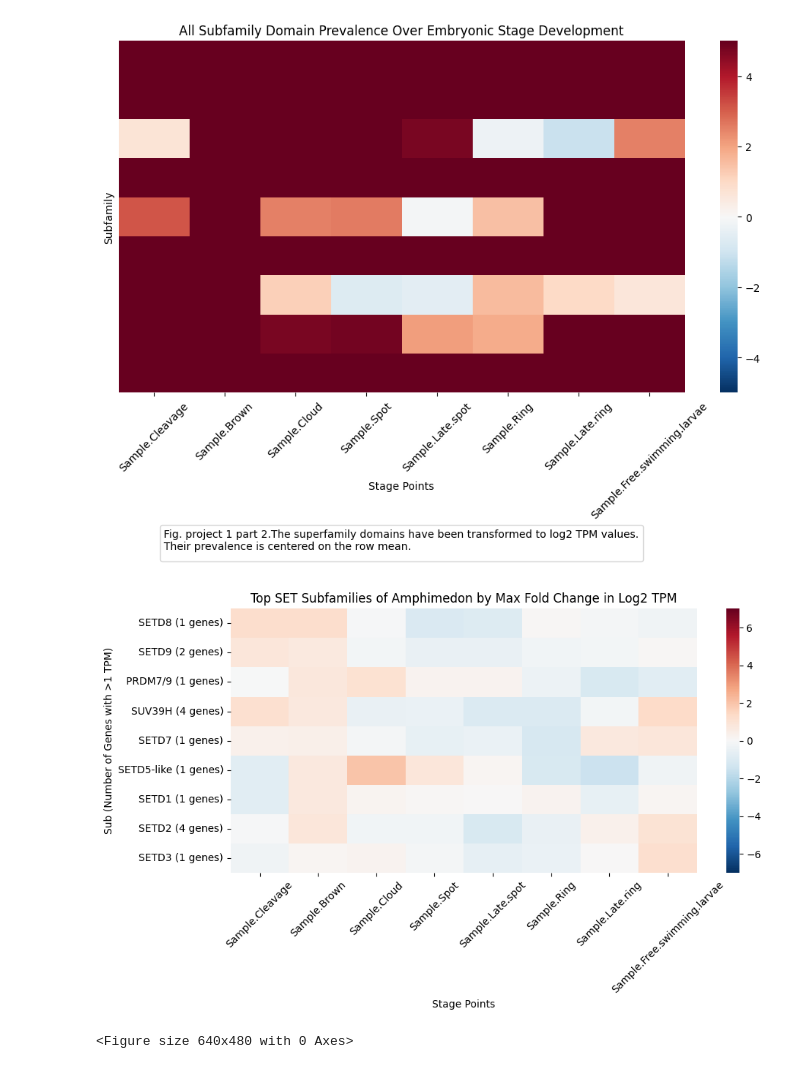
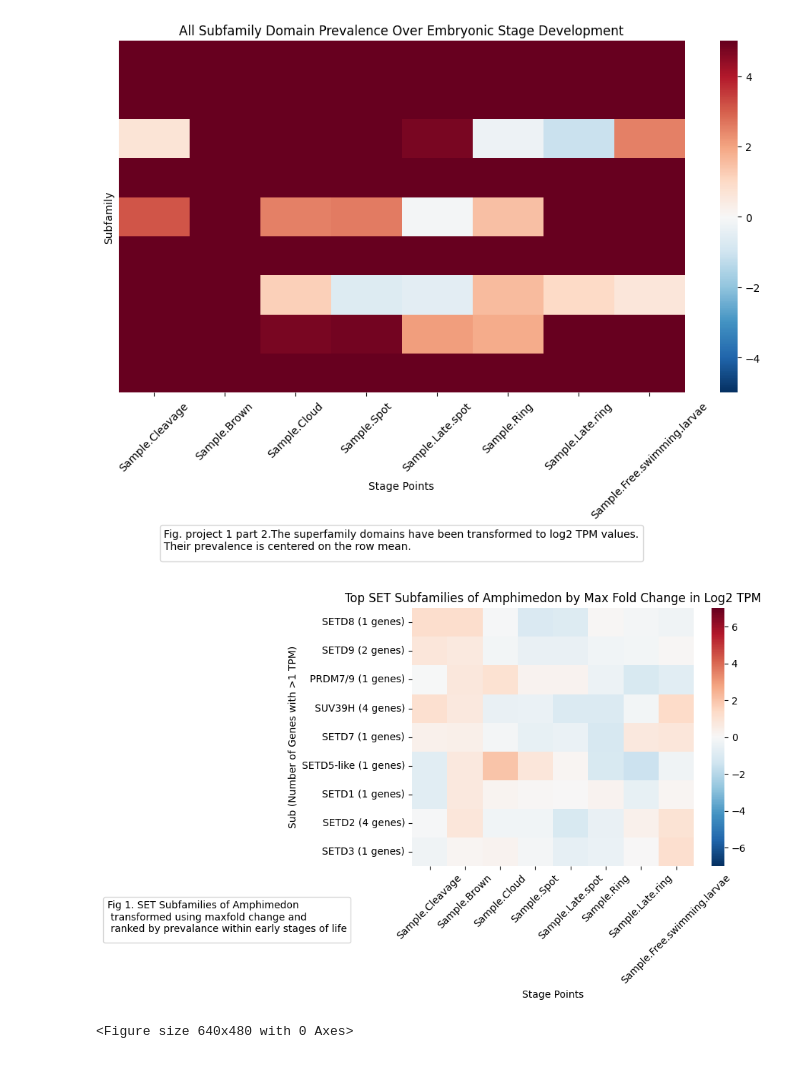
Before and after one commit to EmSalisbury14/Comp-Bio-Project-2, a Jupyter notebook: Code-Part2.ipynb, the cells around one changed output. Saved outputs shown, nothing was run; the diff lists cells and outputs as text; code cells hidden in the pictures.

```diff
--- a/Code-Part2.ipynb
+++ b/Code-Part2.ipynb
@@ -294,32 +294,35 @@ heatmap_data = top_20_superfamilies.set_index('Gene_Name_y')[tpm_columns]
 heatmap_data_log2 = np.log2(heatmap_data + 0.5)
 
 row_mean = heatmap_data_log2.mean(axis=1)
 heatmap_data_centered = heatmap_data_log2.sub(row_mean, axis=0)
 
 heatmap_data_centered["log2_diff"] = heatmap_data_log2["Sample.Cleavage"] - heatmap_data_log2["Sample.Free.swimming.larvae"]
 heatmap_data_sorted = heatmap_data_centered.sort_values(by="log2_diff", ascending=False)
 heatmap_data_sorted = heatmap_data_sorted.drop("log2_diff", axis=1)
 
 row_labels = [f"{superfamily} ({count} genes)" for superfamily, count in zip(top_20_superfamilies['Gene_Name_y'], top_20_superfamilies['Gene_Count'])]
 
 # Plot the smaller heatmap
 plt.figure(figsize=(10, 6))
 sns.heatmap(
     heatmap_data_sorted,
     cmap="RdBu_r",
     yticklabels=row_labels,
     vmin=-7,
     vmax=7,
 )
 
 plt.title('Top SET Subfamilies of Amphimedon by Max Fold Change in Log2 TPM')
 plt.xlabel('Stage Points')
 plt.ylabel('Sub (Number of Genes with >1 TPM)')
+plt.legend(title="Fig 1. SET Subfamilies of Amphimedon \n transformed using maxfold change and \n ranked by prevalance within early stages of life",
+           loc='best',
+           bbox_to_anchor=(-0.2, -0.10))
 plt.xticks(rotation=45)
 plt.tight_layout()
 plt.draw()
 plt.show()
 plt.savefig('Top Domains Heatmap- drosophila.pdf')
 # %% [output]
-[figure, old version]
+[figure, new version]
 <Figure size 640x480 with 0 Axes>
```
Also changed, not shown: 5 other files.
